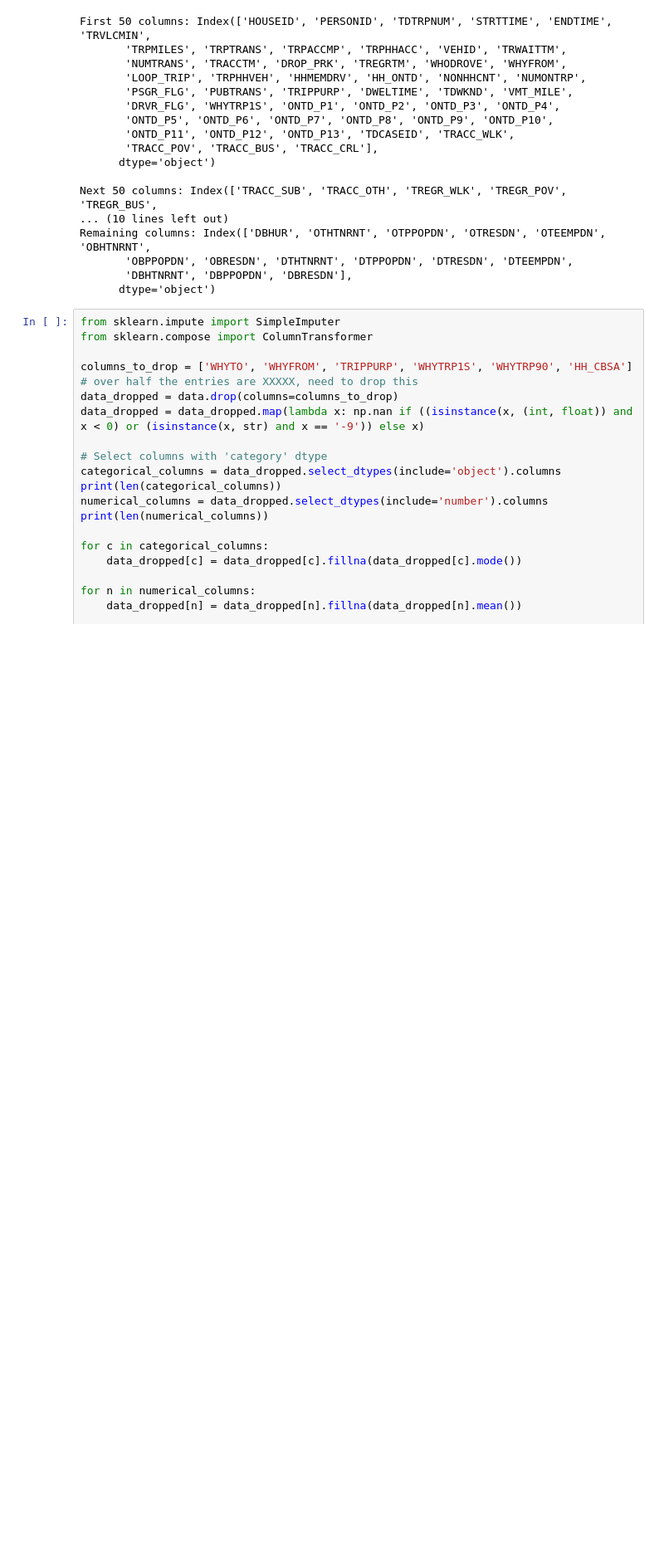
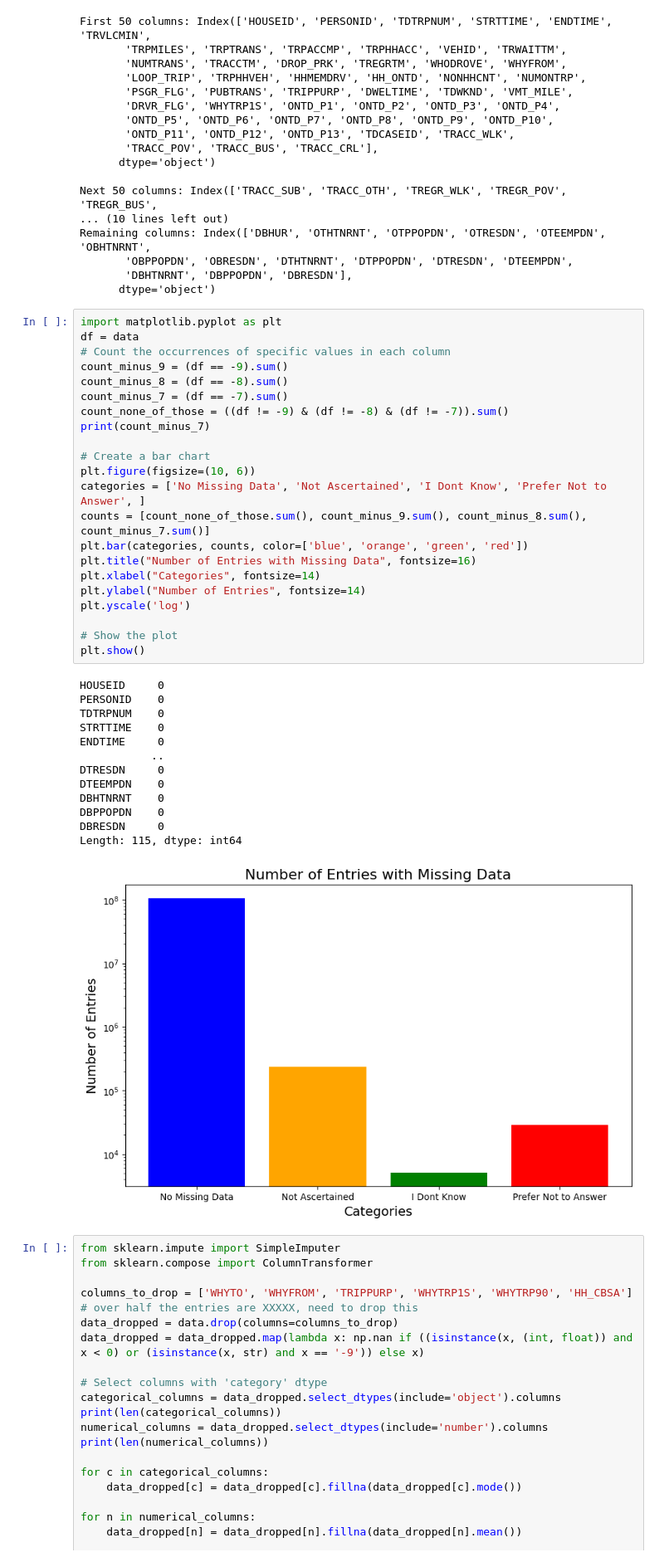
Before and after one commit to prateekanand2/Travel-Purpose-Prediction, a Jupyter notebook: logreg.ipynb, the cells around one changed output. Shown: that part at 83% size. Saved outputs shown, nothing was run; the diff lists cells and outputs as text; blank space fills up the shorter version.

Commit message:
LogReg and LinearSVM with CV, add plots

```diff
--- a/logreg.ipynb
+++ b/logreg.ipynb
@@ -40,6 +40,42 @@ Remaining columns: Index(['DBHUR', 'OTHTNRNT', 'OTPPOPDN', 'OTRESDN', 'OTEEMPDN'
        'OBPPOPDN', 'OBRESDN', 'DTHTNRNT', 'DTPPOPDN', 'DTRESDN', 'DTEEMPDN',
        'DBHTNRNT', 'DBPPOPDN', 'DBRESDN'],
       dtype='object')
+# %%
+import matplotlib.pyplot as plt
+df = data
+# Count the occurrences of specific values in each column
+count_minus_9 = (df == -9).sum()
+count_minus_8 = (df == -8).sum()
+count_minus_7 = (df == -7).sum()
+count_none_of_those = ((df != -9) & (df != -8) & (df != -7)).sum()
+print(count_minus_7)
+
+# Create a bar chart
+plt.figure(figsize=(10, 6))
+categories = ['No Missing Data', 'Not Ascertained', 'I Dont Know', 'Prefer Not to Answer', ]
+counts = [count_none_of_those.sum(), count_minus_9.sum(), count_minus_8.sum(), count_minus_7.sum()]
+plt.bar(categories, counts, color=['blue', 'orange', 'green', 'red'])
+plt.title("Number of Entries with Missing Data", fontsize=16)
+plt.xlabel("Categories", fontsize=14)
+plt.ylabel("Number of Entries", fontsize=14)
+plt.yscale('log')
+
+# Show the plot
+plt.show()
+# %% [output]
+HOUSEID     0
+PERSONID    0
+TDTRPNUM    0
+STRTTIME    0
+ENDTIME     0
+           ..
+DTRESDN     0
+DTEEMPDN    0
+DBHTNRNT    0
+DBPPOPDN    0
+DBRESDN     0
+Length: 115, dtype: int64
+[figure, added]
 # %%
 from sklearn.impute import SimpleImputer
 from sklearn.compose import ColumnTransformer
```
Also changed, not shown: parts of 17 cells of this notebook.
